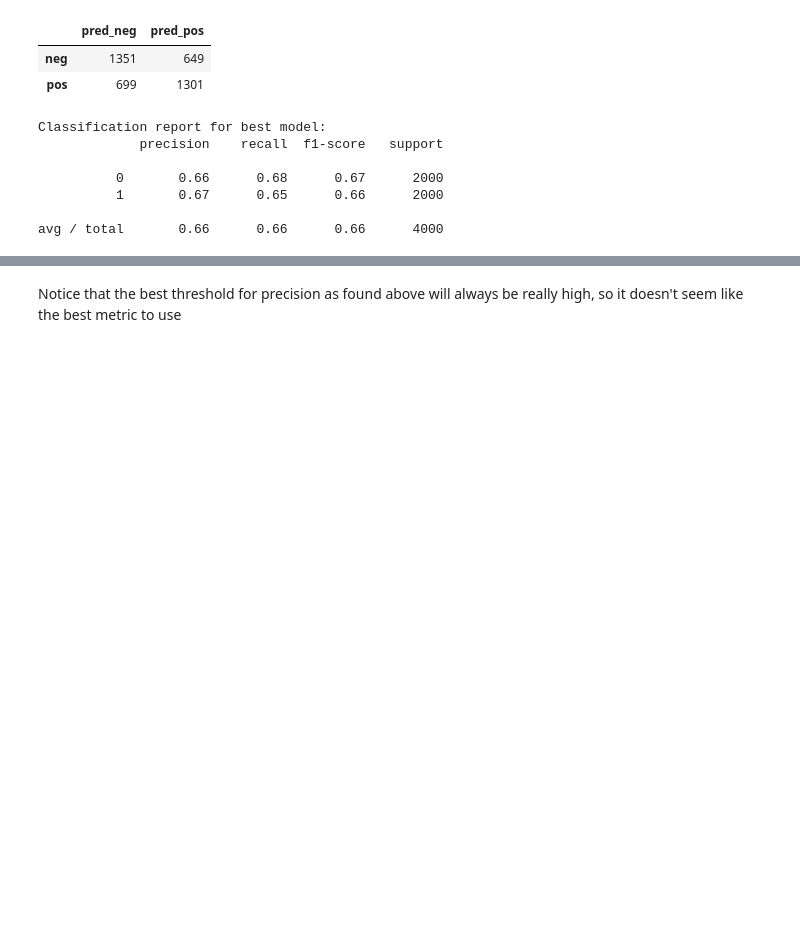
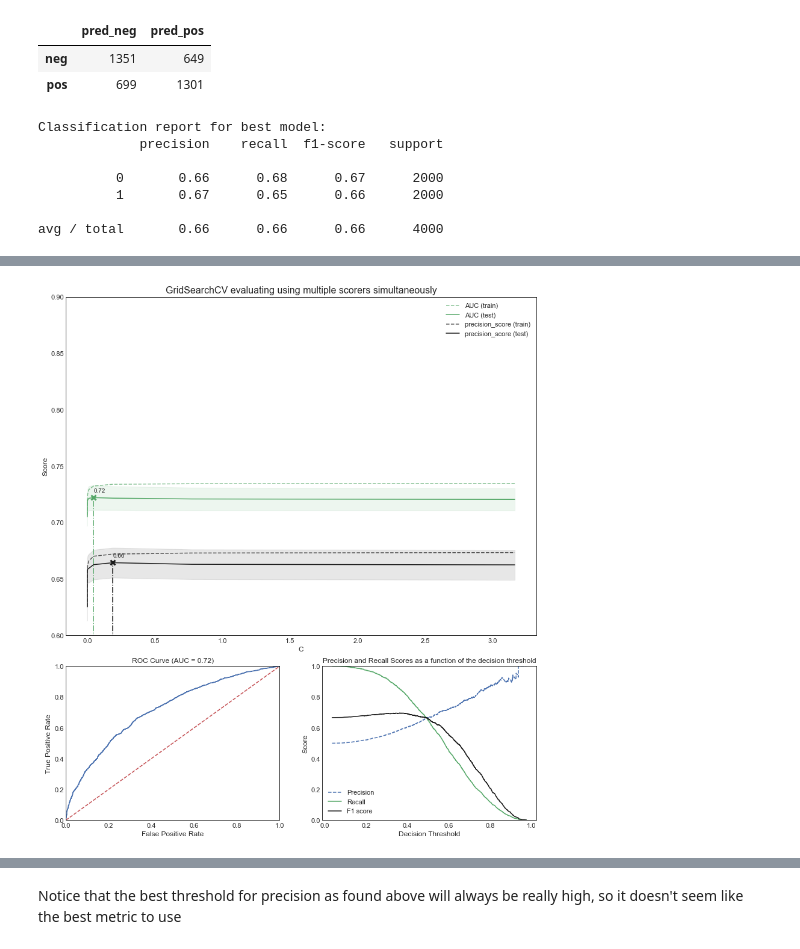
Before and after one commit to genagibson/cs109a_LendingClub, a Jupyter notebook: notebooks/others/Playing with models GG V3.ipynb, the cells around one changed output, grey strips where cells are left out. Cells and saved outputs as stored; diff of their text form; code cells hidden in the pictures; blank space fills up the shorter version.

Commit message:
Convert plotting to a function

```diff
--- a/notebooks/others/Playing with models GG V3.ipynb
+++ b/notebooks/others/Playing with models GG V3.ipynb
@@ -558,0 +560,7 @@ ax2.legend(loc = "best");
+# %%
+# Try out the plotting on the logistic model
+
+plot_scorers(model = logistic_L2,
+             param_to_plot = "C")
+# %% [output]
+[figure, added]
```
Also changed, not shown: parts of 9 cells of this notebook.
